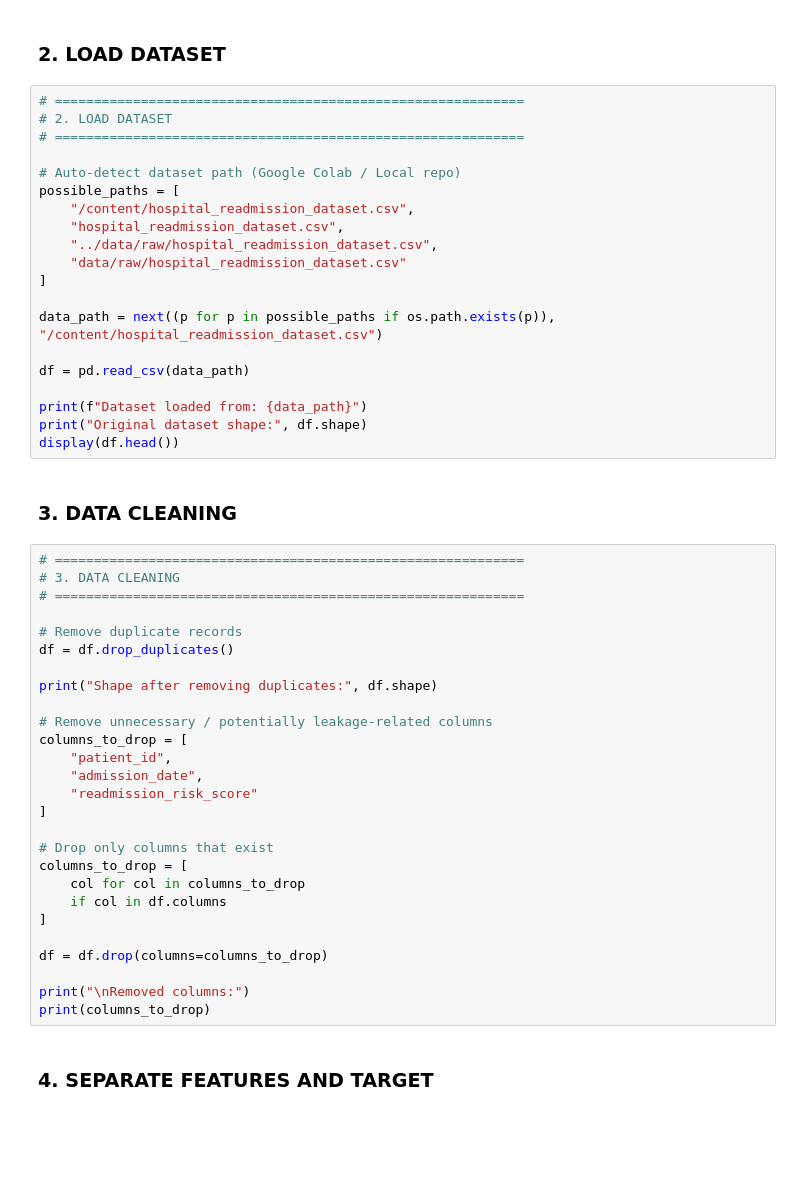
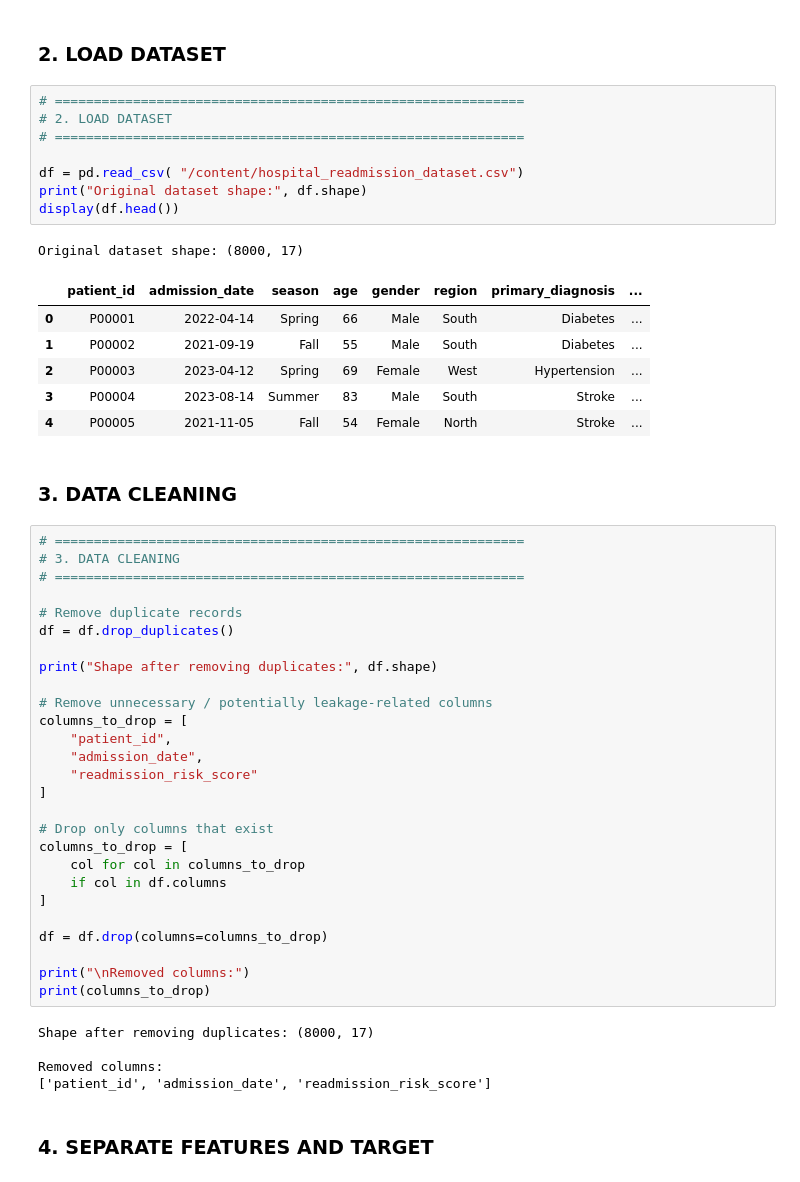
Before and after one commit to goutham3010/Hospital-Readmission-Prediction-System, a Jupyter notebook: 05_Model_Evaluation.ipynb, the cells around one changed output. Saved outputs shown, nothing was run; the diff lists cells and outputs as text; blank space fills up the shorter version.

```diff
--- a/05_Model_Evaluation.ipynb
+++ b/05_Model_Evaluation.ipynb
@@ -44,25 +46,21 @@ print("Libraries imported successfully.")
 # %% [markdown]
 ### 2. LOAD DATASET
-# %%
-# ============================================================
-# 2. LOAD DATASET
-# ============================================================
-
-# Auto-detect dataset path (Google Colab / Local repo)
-possible_paths = [
-    "/content/hospital_readmission_dataset.csv",
-    "hospital_readmission_dataset.csv",
-    "../data/raw/hospital_readmission_dataset.csv",
-    "data/raw/hospital_readmission_dataset.csv"
-]
-
-data_path = next((p for p in possible_paths if os.path.exists(p)), "/content/hospital_readmission_dataset.csv")
-
-df = pd.read_csv(data_path)
-
-print(f"Dataset loaded from: {data_path}")
-print("Original dataset shape:", df.shape)
-display(df.head())
+# %%
+# ============================================================
+# 2. LOAD DATASET
+# ============================================================
+
+df = pd.read_csv( "/content/hospital_readmission_dataset.csv")
+print("Original dataset shape:", df.shape)
+display(df.head())
+# %% [output]
+Original dataset shape: (8000, 17)
+|  | patient_id | admission_date | season | age | gender | region | primary_diagnosis | ... |
+| 0 | P00001 | 2022-04-14 | Spring | 66 | Male | South | Diabetes | ... |
+| 1 | P00002 | 2021-09-19 | Fall | 55 | Male | South | Diabetes | ... |
+| 2 | P00003 | 2023-04-12 | Spring | 69 | Female | West | Hypertension | ... |
+| 3 | P00004 | 2023-08-14 | Summer | 83 | Male | South | Stroke | ... |
+| 4 | P00005 | 2021-11-05 | Fall | 54 | Female | North | Stroke | ... |
 # %% [markdown]
 ### 3. DATA CLEANING
 # %%
@@ -92,6 +90,11 @@ df = df.drop(columns=columns_to_drop)
 
 print("\nRemoved columns:")
 print(columns_to_drop)
+# %% [output]
+Shape after removing duplicates: (8000, 17)
+
+Removed columns:
+['patient_id', 'admission_date', 'readmission_risk_score']
 # %% [markdown]
 ### 4. SEPARATE FEATURES AND TARGET
 # %%
```
Also changed, not shown: parts of 15 cells of this notebook.
